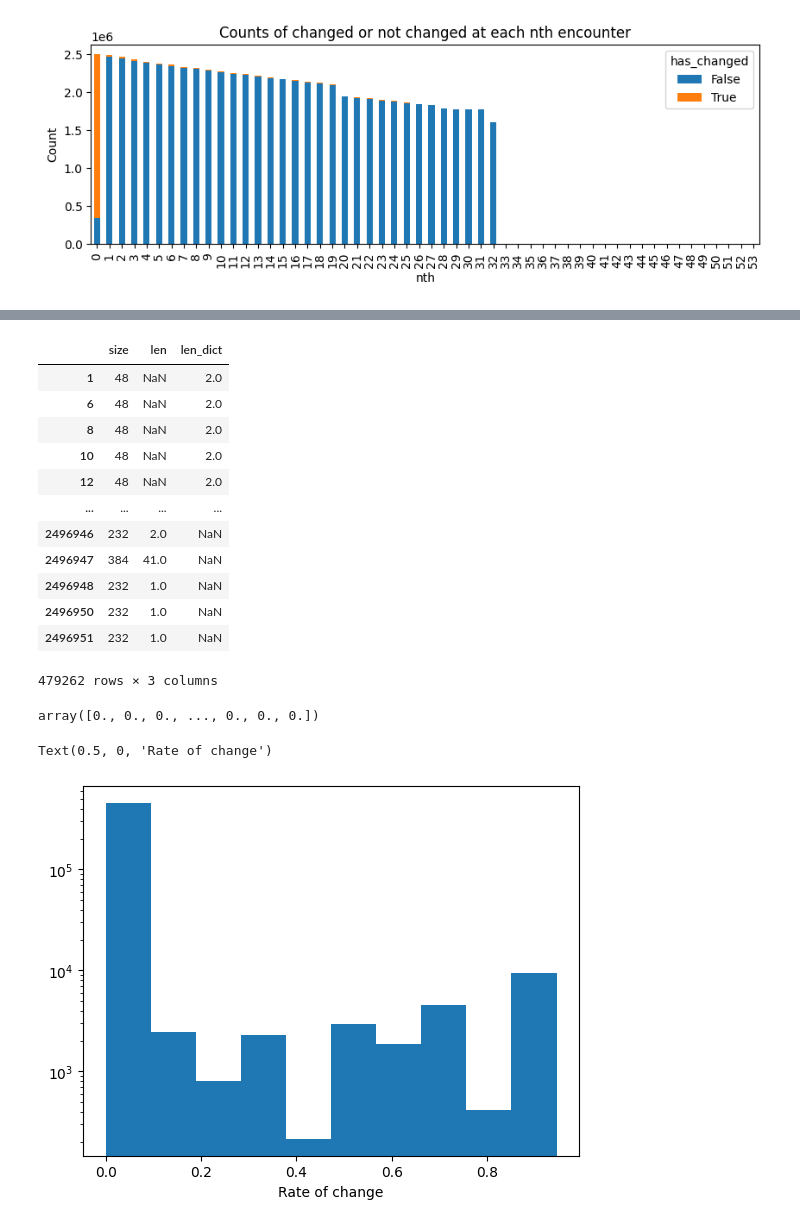
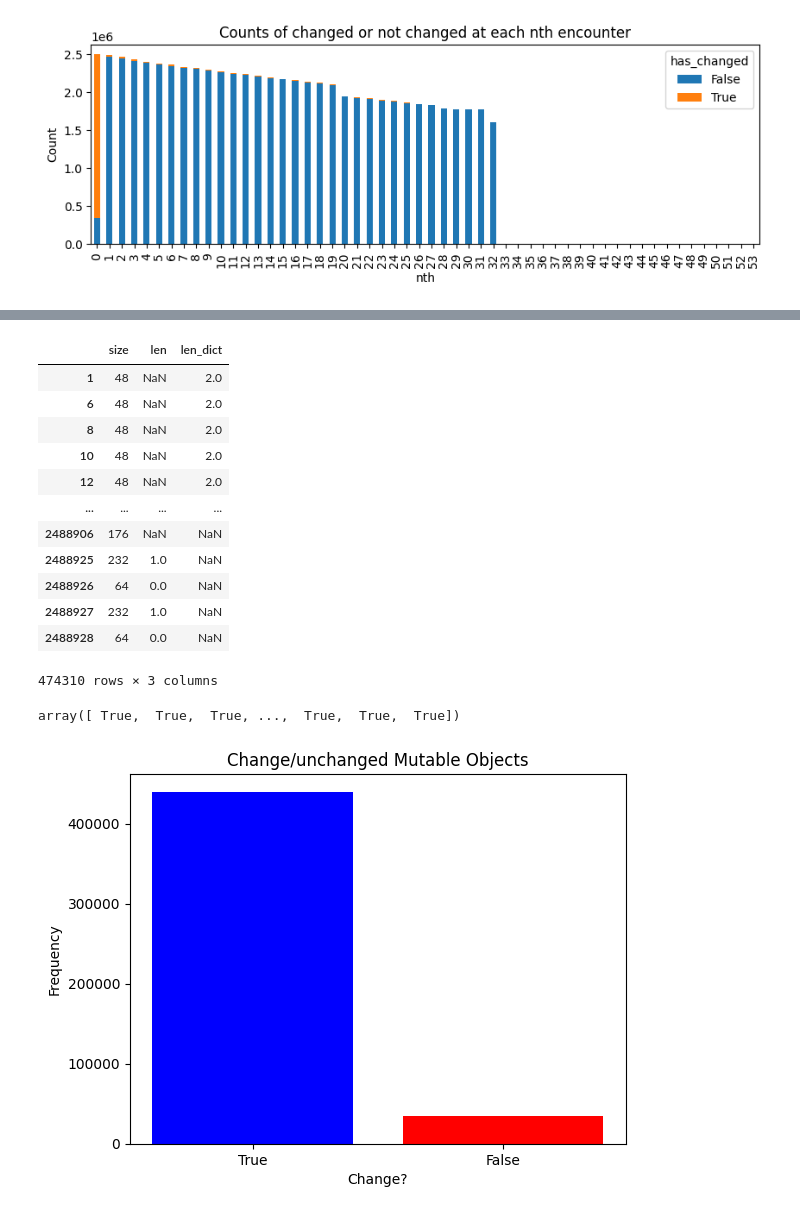
Before and after one commit to illinoisdata/pod, a Jupyter notebook: explore.ipynb, the cells around one changed output, grey strips where cells are left out. Cells and saved outputs as stored; diff of their text form; code cells hidden in the pictures.

```diff
--- a/explore.ipynb
+++ b/explore.ipynb
@@ -244,7 +248,7 @@ plt.show()
 # %% [output]
 [figure]
 # %%
-dfc_agg = dfc.groupby('oid').agg({'has_changed': ['sum', 'count']})
+dfc_agg = dfc[dfc['nth'] > 0].groupby('oid').agg({'has_changed': ['sum', 'count']})
 dfc_agg.columns = ['num_changes', 'num_seen']
 dfc_agg.reset_index(inplace=True)
 dfc_agg
@@ -315,7 +319,8 @@ X_df = df[[
     # 'num_seen'
 ]]
 # X_df.loc[:,"obj_type"] = X_df["obj_type"].astype("category")
-ys = np.clip(df["num_changes"].astype("float").values - 1, a_min=0, a_max=float('inf')) / df["num_seen"].astype("float").values
+# ys = np.clip(df["num_changes"].astype("float").values - 1, a_min=0, a_max=float('inf')) / df["num_seen"].astype("float").values
+ys = df["num_changes"].astype("float").values == 0
 display(X_df)
 display(ys)
 # %% [output]
@@ -326,20 +331,26 @@ display(ys)
 | 10 | 48 | NaN | 2.0 |
 | 12 | 48 | NaN | 2.0 |
 | ... | ... | ... | ... |
-| 2496946 | 232 | 2.0 | NaN |
-| 2496947 | 384 | 41.0 | NaN |
-| 2496948 | 232 | 1.0 | NaN |
-| 2496950 | 232 | 1.0 | NaN |
-| 2496951 | 232 | 1.0 | NaN |
+| 2488906 | 176 | NaN | NaN |
+| 2488925 | 232 | 1.0 | NaN |
+| 2488926 | 64 | 0.0 | NaN |
+| 2488927 | 232 | 1.0 | NaN |
+| 2488928 | 64 | 0.0 | NaN |
-479262 rows × 3 columns
+474310 rows × 3 columns
-array([0., 0., 0., ..., 0., 0., 0.])
+array([ True,  True,  True, ...,  True,  True,  True])
 # %%
-plt.hist(ys)
-plt.yscale("log")
-plt.xlabel("Rate of change")
+true_count = np.sum(ys)
+false_count = len(ys) - true_count
+x_labels = ['True', 'False']
+y_values = [true_count, false_count]
+
+plt.bar(x_labels, y_values, color=['blue', 'red'])
+plt.xlabel('Change?')
+plt.ylabel('Frequency')
+plt.title('Change/unchanged Mutable Objects')
+plt.show()
 # %% [output]
-Text(0.5, 0, 'Rate of change')
-[figure, old version]
+[figure, new version]
 # %%
 X_df.isna().sum()
 # %% [output]
```
Also changed, not shown: parts of 17 cells of this notebook, 8 other files.
